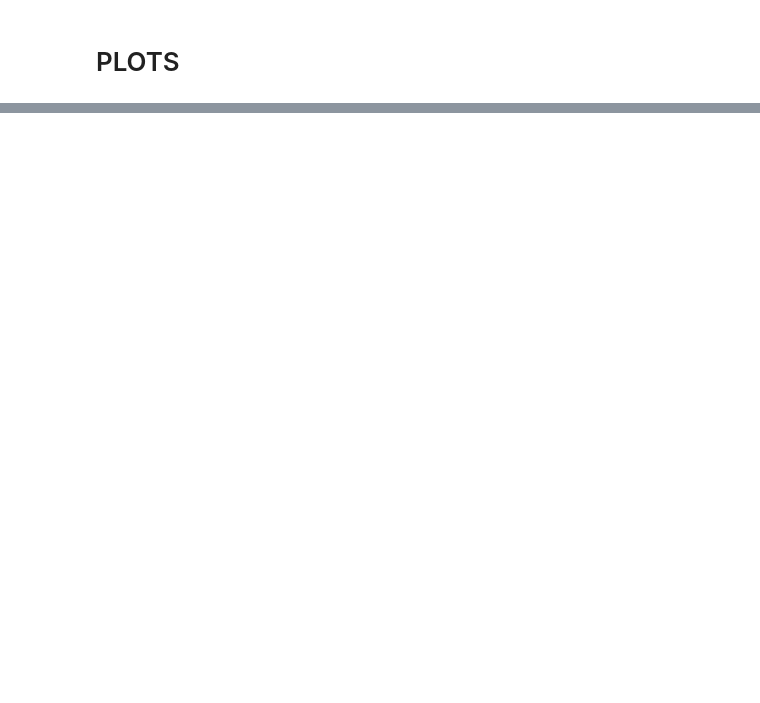
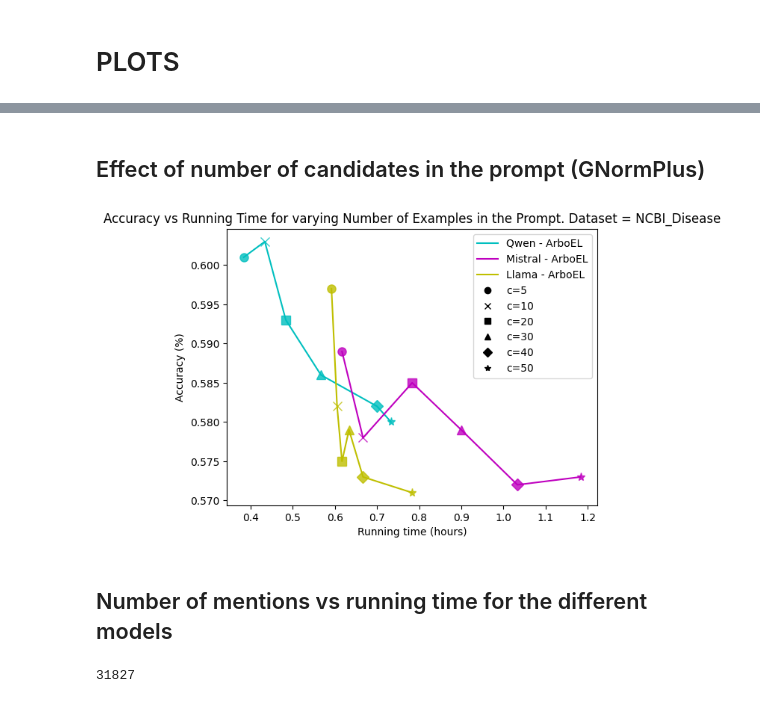
Before and after one commit to ChristopheYe/llm_disambiguator, a Jupyter notebook: experiments/LLM_disambiguator.ipynb, the cells around one changed output, grey strips where cells are left out. Drawn from its saved outputs; the diff is of its cells as text; code cells hidden in the pictures; blank space fills up the shorter version.

```diff
--- a/experiments/LLM_disambiguator.ipynb
+++ b/experiments/LLM_disambiguator.ipynb
@@ -1214,0 +1678,74 @@ gpt4o_run_time = [12]
+# %% [markdown]
+## Effect of number of candidates in the prompt (GNormPlus)
+# %%
+# llama_acc_sapbert = [0.782, 0.783, 0.784, 0.772]
+# llama_time_sapbert = [9/60, 12/60, 15/60, 20/60]
+
+# mistral_acc_sapbert = [0.781, 0.782, 0.779, 0.782]
+# mistral_time_sapbert = [17/60, 20/60, 24/60, 33/60]
+
+# qwen_acc_sapbert = [0.777, 0.789, 0.786, 0.766]
+# qwen_time_sapbert = [9/60, 11/60, 14/60, 20/60]
+
+llama_acc_arboel = [0.597, 0.582, 0.575, 0.579, 0.573, 0.571]
+llama_time_arboel = [35.5/60, 36.3/60, 37/60, 38/60, 40/60, 47/60]
+
+mistral_acc_arboel = [0.589, 0.578, 0.585, 0.579, 0.572, 0.573]
+mistral_time_arboel = [37/60, 40/60, 47/60, 54/60, 62/60, 71/60]
+
+qwen_acc_arboel = [0.601, 0.603, 0.593, 0.586, 0.582, 0.580]
+qwen_time_arboel = [23/60, 26/60, 29/60, 34/60, 42/60, 44/60]
+
+# Markers for each point index
+markers = ['o', 'x', 's', '^', 'D', '*']  # Circle, cross, square, triangle, diamond, star
+marker_meanings = ['c=5', 'c=10', 'c=20', 'c=30', 'c=40', 'c=50']
+colors = ['b', 'g', 'r', 'c', 'm', 'y', 'k', 'orange', 'purple', 'brown']
+
+# Create figure and axes
+fig, ax = plt.subplots()
+
+# Plot entire curves to connect the points with lines
+# ax.plot(qwen_time_sapbert, qwen_acc_sapbert, color=colors[0], linestyle='-', label='Qwen - SapBERT')
+# ax.plot(mistral_time_sapbert, mistral_acc_sapbert, color=colors[1], linestyle='-', label='Mistral - SapBERT')
+# ax.plot(llama_time_sapbert, llama_acc_sapbert, color=colors[2], linestyle='-', label='Llama - SapBERT')
+
+ax.plot(qwen_time_arboel, qwen_acc_arboel, color=colors[3], linestyle='-', label='Qwen - ArboEL')
+ax.plot(mistral_time_arboel, mistral_acc_arboel, color=colors[4], linestyle='-', label='Mistral - ArboEL')
+ax.plot(llama_time_arboel, llama_acc_arboel, color=colors[5], linestyle='-', label='Llama - ArboEL')
+
+# Plot each point separately with shared markers for the same index across curves
+for i in range(len(qwen_time_arboel)):
+    # ax.plot(qwen_time_sapbert[i], qwen_acc_sapbert[i], marker=markers[i], color=colors[0], linestyle='None', alpha=0.8, markersize=8)
+    # ax.plot(mistral_time_sapbert[i], mistral_acc_sapbert[i], marker=markers[i], color=colors[1], linestyle='None', alpha=0.8, markersize=8)
+    # ax.plot(llama_time_sapbert[i], llama_acc_sapbert[i], marker=markers[i], color=colors[2], linestyle='None', alpha=0.8, markersize=8)
+    ax.plot(qwen_time_arboel[i], qwen_acc_arboel[i], marker=markers[i], color=colors[3], linestyle='None', alpha=0.8, markersize=8)
+    ax.plot(mistral_time_arboel[i], mistral_acc_arboel[i], marker=markers[i], color=colors[4], linestyle='None', alpha=0.8, markersize=8)
+    ax.plot(llama_time_arboel[i], llama_acc_arboel[i], marker=markers[i], color=colors[5], linestyle='None', alpha=0.8, markersize=8)
+
+# Add separate legend entries for each marker type
+for i, meaning in enumerate(marker_meanings):
+    ax.plot([], [], marker=markers[i], color='black', linestyle='None', label=meaning)
+
+# Adding labels and title
+ax.set_xlabel('Running time (hours)')
+ax.set_ylabel('Accuracy (%)')
+ax.set_title('Accuracy vs Running Time for varying Number of Examples in the Prompt. Dataset = NCBI_Disease')
+
+# Adding a legend
+ax.legend()
+
+# Display the plot
+plt.show()
+# %% [output]
+[figure, added]
+# %% [markdown]
+## Number of mentions vs running time for the different models
+# %%
+path = "data/medmentions_st21pv/sapbert/accuracy/Qwen2.5-7B-Instruct_k=3_cands=10_recall=False5_true_results.json"
+with open(
+    path, "r"
+) as f:
+    results = json.load(f)
+len(results)
+# %% [output]
+31827
```
Also changed, not shown: parts of 57 cells of this notebook, 5 other files.
